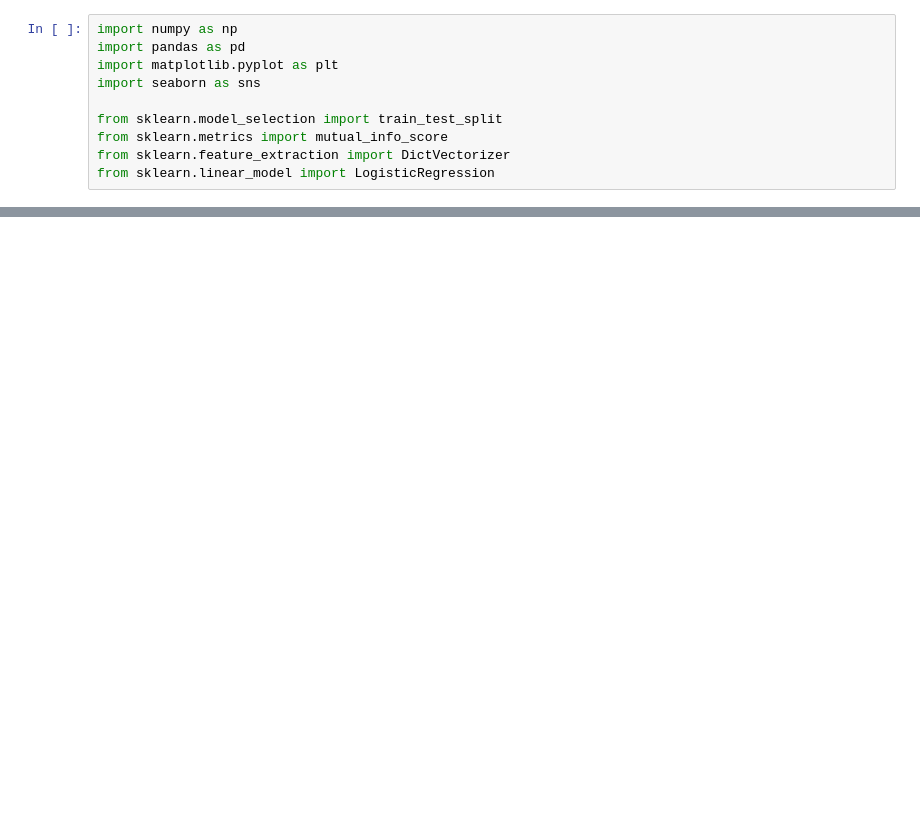
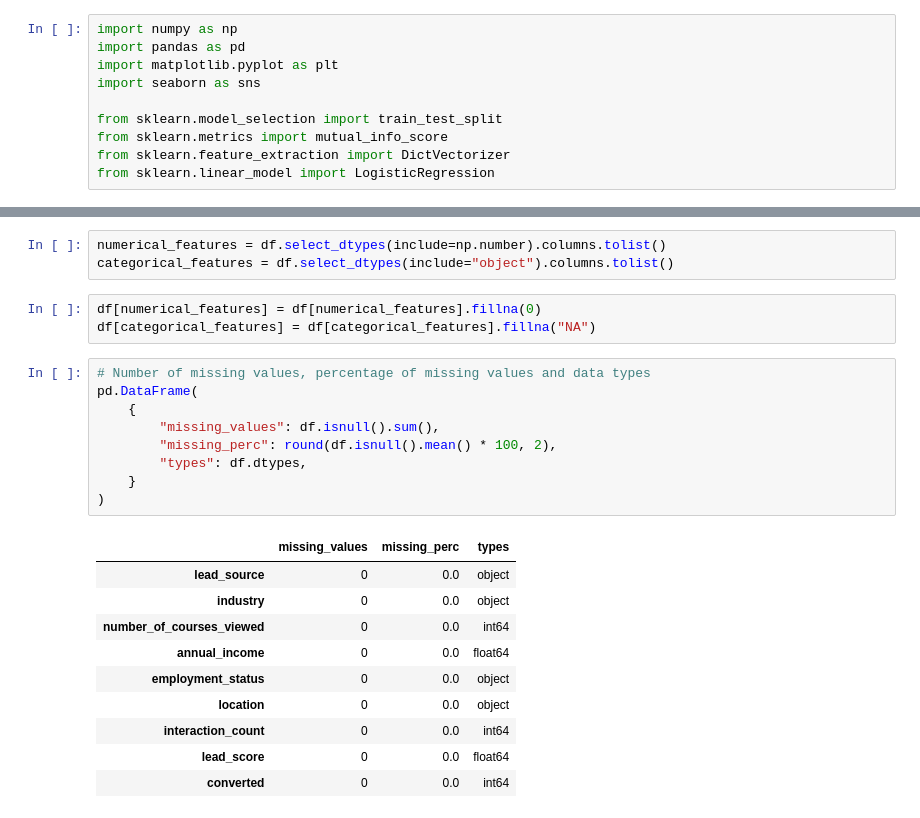
Before and after one commit to Krishnakanth834/machine-learning-zoomcamp-homework, a Jupyter notebook: 03-classification/homework.ipynb, the cells around one changed output, grey strips where cells are left out. Saved outputs shown, nothing was run; the diff lists cells and outputs as text; blank space fills up the shorter version.

```diff
--- a/03-classification/homework.ipynb
+++ b/03-classification/homework.ipynb
@@ -14,0 +35,26 @@ FileNotFoundError: [Errno 2] No such file or directory: 'course_lead_scoring'
+# %%
+numerical_features = df.select_dtypes(include=np.number).columns.tolist()
+categorical_features = df.select_dtypes(include="object").columns.tolist()
+# %%
+df[numerical_features] = df[numerical_features].fillna(0)
+df[categorical_features] = df[categorical_features].fillna("NA")
+# %%
+# Number of missing values, percentage of missing values and data types
+pd.DataFrame(
+    {
+        "missing_values": df.isnull().sum(),
+        "missing_perc": round(df.isnull().mean() * 100, 2),
+        "types": df.dtypes,
+    }
+)
+# %% [output]
+|  | missing_values | missing_perc | types |
+| lead_source | 0 | 0.0 | object |
+| industry | 0 | 0.0 | object |
+| number_of_courses_viewed | 0 | 0.0 | int64 |
+| annual_income | 0 | 0.0 | float64 |
+| employment_status | 0 | 0.0 | object |
+| location | 0 | 0.0 | object |
+| interaction_count | 0 | 0.0 | int64 |
+| lead_score | 0 | 0.0 | float64 |
+| converted | 0 | 0.0 | int64 |
```
Also changed, not shown: parts of 28 cells of this notebook.
